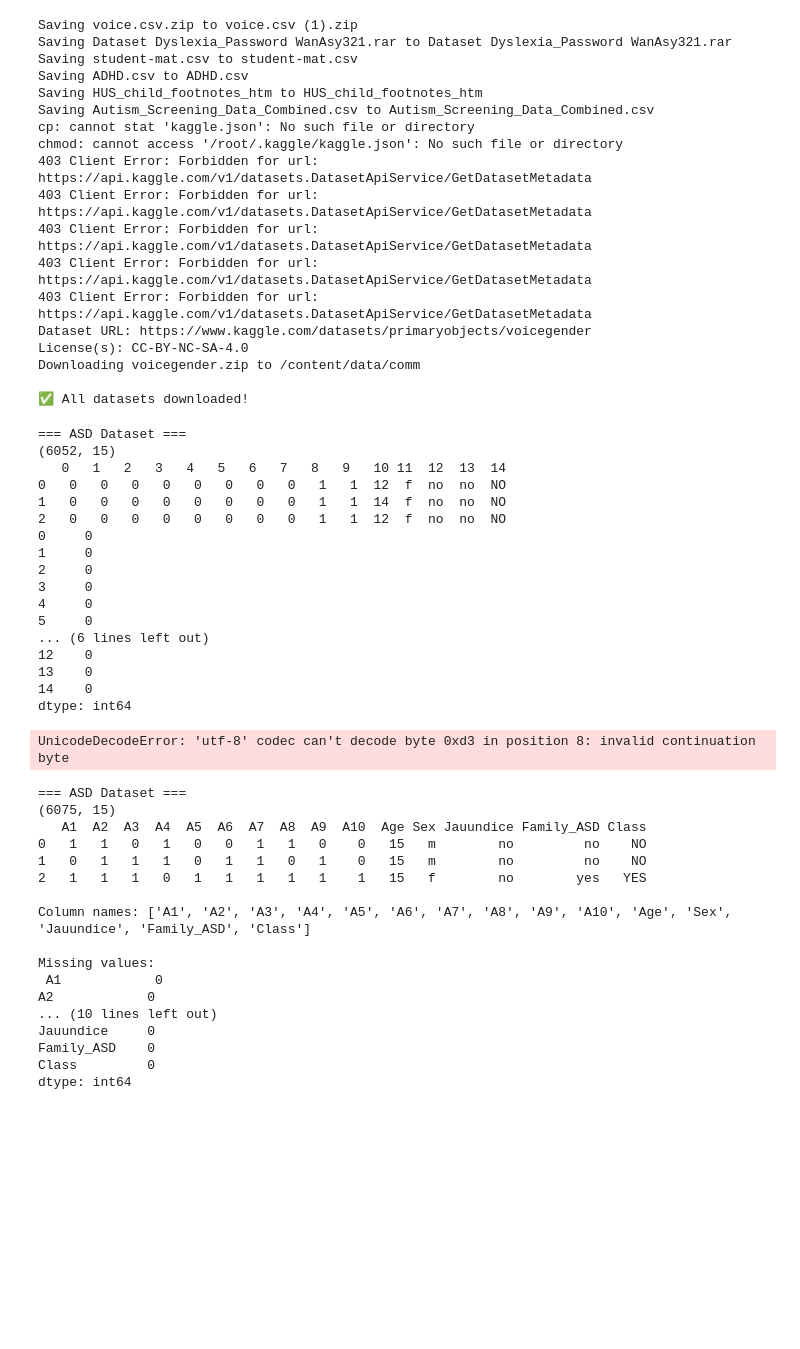
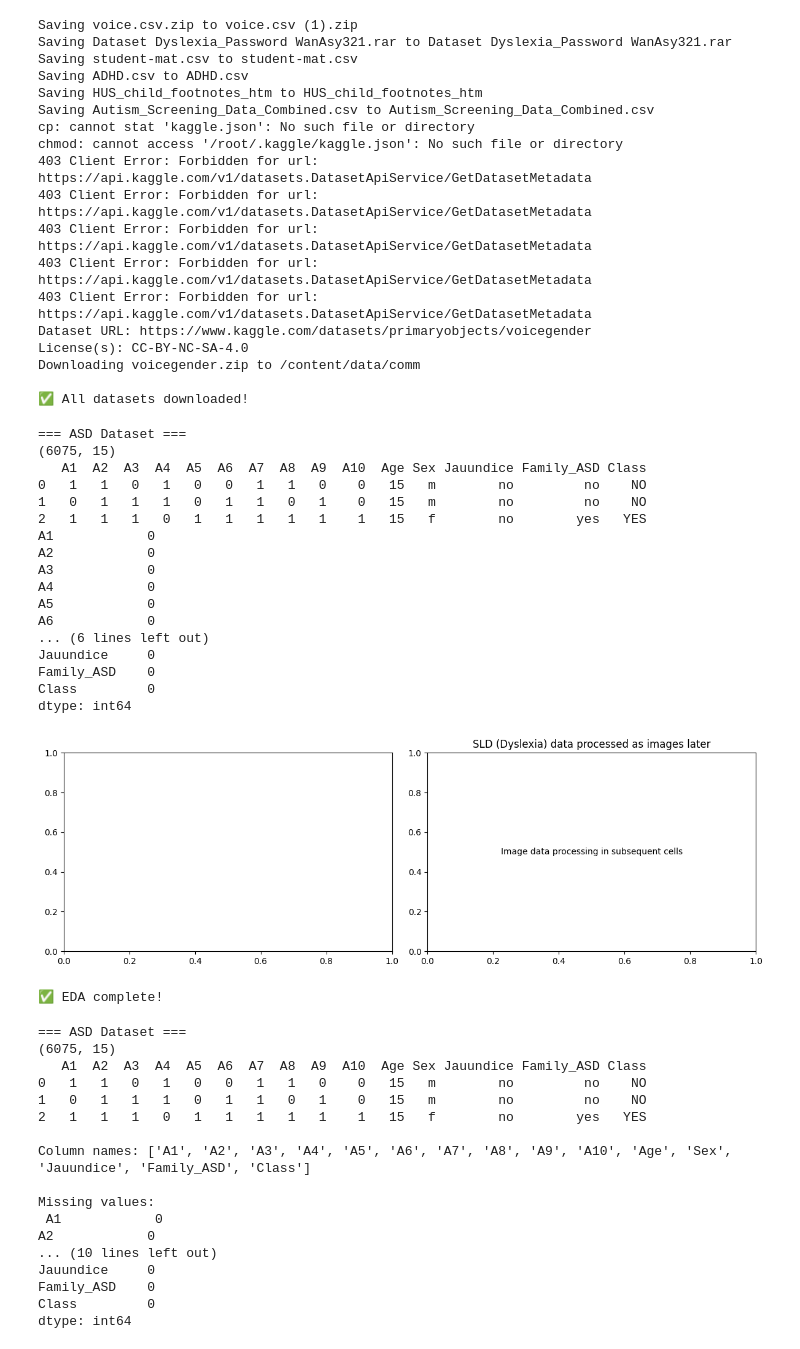
Before and after one commit to srichandana498/NeuroDivergence-, a Jupyter notebook: Mini_project_2.ipynb, the cells around one changed output. Saved outputs shown, nothing was run; the diff lists cells and outputs as text; code cells hidden in the pictures; blank space fills up the shorter version.

```diff
--- a/Mini_project_2.ipynb
+++ b/Mini_project_2.ipynb
@@ -268,7 +270,7 @@ warnings.filterwarnings('ignore')
 # ---------------------------------------------------------------
 # 2A. Load ASD dataset
 # ---------------------------------------------------------------
-asd_df = pd.read_csv('/content/Autism_Screening_Data_Combined.csv', skiprows=24, header=None)
+asd_df = pd.read_csv('/content/Autism_Screening_Data_Combined (1).csv')
 # OR if the above path differs, use:
 # asd_df = pd.read_csv('/content/data/asd/autism_screening.csv')
 
@@ -279,12 +281,12 @@ print(asd_df.head(3))
 print(asd_df.isnull().sum())
 
 # ---------------------------------------------------------------
-# 2B. Load SLD (Dyslexia) dataset
+# 2B. Load SLD (Dyslexia) dataset - REMOVED AS IT'S A .RAR FILE AND HANDLED LATER
 # ---------------------------------------------------------------
-sld_df = pd.read_csv('/content/Dataset Dyslexia_Password WanAsy321.rar')
-print("\n=== SLD (Dyslexia) Dataset ===")
-print(sld_df.shape)
-print(sld_df.head(3))
+# sld_df = pd.read_csv('/content/Dataset Dyslexia_Password WanAsy321.rar') # This caused UnicodeDecodeError
+# print("\n=== SLD (Dyslexia) Dataset ===")
+# print(sld_df.shape)
+# print(sld_df.head(3))
 
 # ---------------------------------------------------------------
 # 2C. Utility function to add age groups to any dataset
@@ -299,52 +301,57 @@ def add_age_group(df, age_col='age'):
         df[age_col].astype(float),
         bins=[0, 5, 12, 17, 64, 120],
         labels=['toddler', 'child', 'teen', 'adult', 'senior']
     )
     return df
 
 # Apply age grouping where relevant
 # (adjust column name to match your actual dataset)
 # asd_df = add_age_group(asd_df, age_col='age')
 
 # ---------------------------------------------------------------
 # 2D. Visualise class distributions
 # ---------------------------------------------------------------
 fig, axes = plt.subplots(1, 2, figsize=(12, 4))
 
 # ASD class balance
 if 'Class/ASD' in asd_df.columns:
     asd_df['Class/ASD'].value_counts().plot(kind='bar', ax=axes[0], color=['#4A90D9','#E06C55'])
     axes[0].set_title('ASD: Diagnosis Distribution')
     axes[0].set_xlabel('Has ASD?')
 
-# Dyslexia class balance
-if 'Dyslexia' in sld_df.columns:
-    sld_df['Dyslexia'].value_counts().plot(kind='bar', ax=axes[1], color=['#5BA85E','#E06C55'])
-    axes[1].set_title('Dyslexia: Diagnosis Distribution')
+# Dyslexia class balance - REMOVED AS sld_df IS NOT LOADED HERE AND HAS IMAGE DATA LATER
+# if 'Dyslexia' in sld_df.columns:
+#     sld_df['Dyslexia'].value_counts().plot(kind='bar', ax=axes[1], color=['#5BA85E','#E06C55'])
+#     axes[1].set_title('Dyslexia: Diagnosis Distribution')
+# else:
+axes[1].set_title('SLD (Dyslexia) data processed as images later') # Placeholder for SLD
+axes[1].text(0.5, 0.5, 'Image data processing in subsequent cells', horizontalalignment='center', verticalalignment='center', transform=axes[1].transAxes)
+
 
 plt.tight_layout()
 plt.savefig('/content/class_distribution.png', dpi=120)
 plt.show()
 print("✅ EDA complete!")
 # %% [output]
 === ASD Dataset ===
-(6052, 15)
-   0   1   2   3   4   5   6   7   8   9   10 11  12  13  14
-0   0   0   0   0   0   0   0   0   1   1  12  f  no  no  NO
-1   0   0   0   0   0   0   0   0   1   1  14  f  no  no  NO
-2   0   0   0   0   0   0   0   0   1   1  12  f  no  no  NO
-0     0
-1     0
-2     0
-3     0
-4     0
-5     0
+(6075, 15)
+   A1  A2  A3  A4  A5  A6  A7  A8  A9  A10  Age Sex Jauundice Family_ASD Class
+0   1   1   0   1   0   0   1   1   0    0   15   m        no         no    NO
+1   0   1   1   1   0   1   1   0   1    0   15   m        no         no    NO
+2   1   1   1   0   1   1   1   1   1    1   15   f        no        yes   YES
+A1            0
+A2            0
+A3            0
+A4            0
+A5            0
+A6            0
 ... (6 lines left out)
-12    0
-13    0
-14    0
+Jauundice     0
+Family_ASD    0
+Class         0
 dtype: int64
+[figure, added]
-UnicodeDecodeError: 'utf-8' codec can't decode byte 0xd3 in position 8: invalid continuation byte
+✅ EDA complete!
 # %%
 # ============================================================
 # STEP 2 (FIXED): Load, explore, and clean all datasets
```
Also changed, not shown: parts of 1 cell of this notebook.
